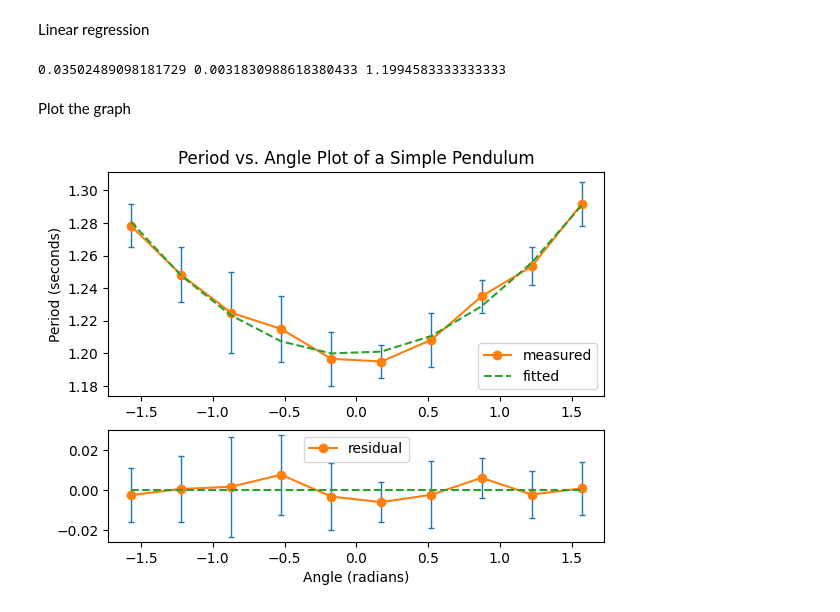
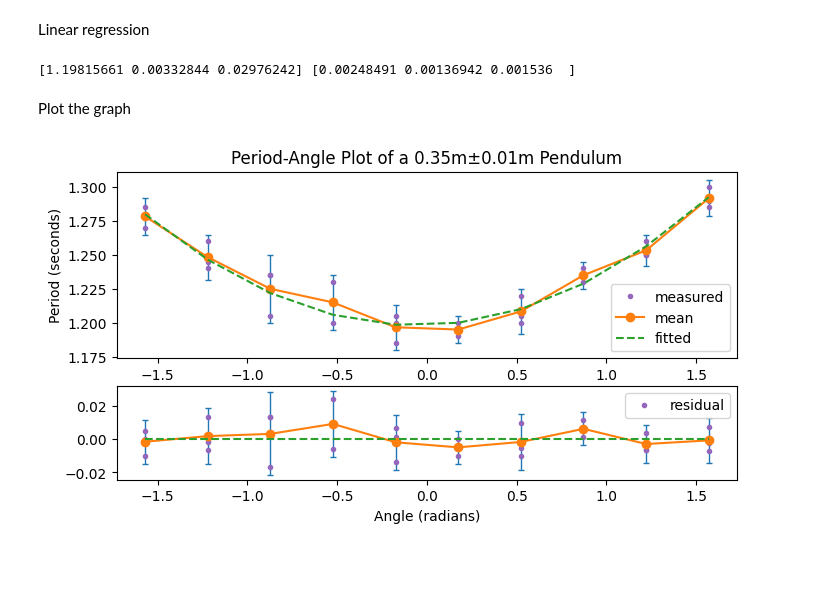
Before and after one commit to harry7557558/engsci-2t6, a Jupyter notebook: phy180-pendulum-lab/plot-period-angle.ipynb, the cells around one changed output. Drawn from its saved outputs; the diff is of its cells as text; code cells hidden in the pictures; blank space fills up the shorter version.

```diff
--- a/phy180-pendulum-lab/plot-period-angle.ipynb
+++ b/phy180-pendulum-lab/plot-period-angle.ipynb
@@ -39,37 +36,49 @@ period_theo_2 = 0.0836356038136672 * theta_initial**2 + 1.1671467807992033
 # %% [markdown]
 Linear regression
-# %%
-a, b, c = np.polyfit(theta_initial, period_measured, 2)
-print(a, b, c)
-
-predicted = (a * theta_initial + b) * theta_initial + c
-residual = period_measured - predicted
-# %% [output]
-0.03502489098181729 0.0031830988618380433 1.1994583333333333
+# %%
+def model(x, T0, b, c):
+    return T0 * (1 + b * x + c * x**2)
+
+popt, popv = scipy.optimize.curve_fit(
+    model, theta_initial, period_measured,
+    p0=(1.2, 0, 0), sigma=period_uncertainty)
+print(popt, popv.diagonal()**0.5)
+
+predicted = model(theta_initial, *popt)
+residual = period_measured - predicted
+# %% [output]
+[1.19815661 0.00332844 0.02976242] [0.00248491 0.00136942 0.001536  ]
 # %% [markdown]
 Plot the graph
 # %%
-fig, (ax1, ax2) = plt.subplots(2, 1, gridspec_kw={'height_ratios': [2, 1]})
-ax1.set_title("Period vs. Angle Plot of a Simple Pendulum")
+fig, (ax1, ax2) = plt.subplots(
+    2, 1, gridspec_kw={'height_ratios': [2, 1]},
+    figsize=(8, 4))
+ax1.set_title("Period-Angle Plot of a 0.35m±0.01m Pendulum")
 ax2.set_xlabel("Angle (radians)")
 ax1.set_ylabel("Period (seconds)")
 
 ax1.errorbar(theta_initial, period_measured,
              xerr=theta_uncertainty, yerr=period_uncertainty,
              fmt=' ', linewidth=1, capsize=2)
+ax1.plot(theta_initial.tolist()*3, period_measured_raw.flatten(),
+         'oC4', markersize=3)
 ax1.plot(theta_initial, period_measured, 'o-')
 ax1.plot(theta_initial, predicted, '--')
 # ax1.plot(theta_initial, period_theo_2, '-')
 # ax1.legend(["measured", "fitted", "theoretical"])
-ax1.legend(["measured", "fitted"])
+ax1.legend(["measured", "mean", "fitted"])
 
 ax2.errorbar(theta_initial, residual,
              xerr=theta_uncertainty, yerr=period_uncertainty,
              fmt=' ', linewidth=1, capsize=2)
+ax2.plot(theta_initial.tolist()*3,
+         (period_measured_raw - predicted).flatten(),
+         'oC4', markersize=3)
+ax2.legend(["residual"])
 ax2.plot(theta_initial, residual, 'o-')
-ax2.legend(["residual"])
 ax2.plot(theta_initial, np.zeros(len(theta_initial)), '--')
 
 plt.show()
 # %% [output]
-[figure, old version]
+[figure, new version]
```
Also changed, not shown: parts of 6 cells of this notebook, 10 other files.
